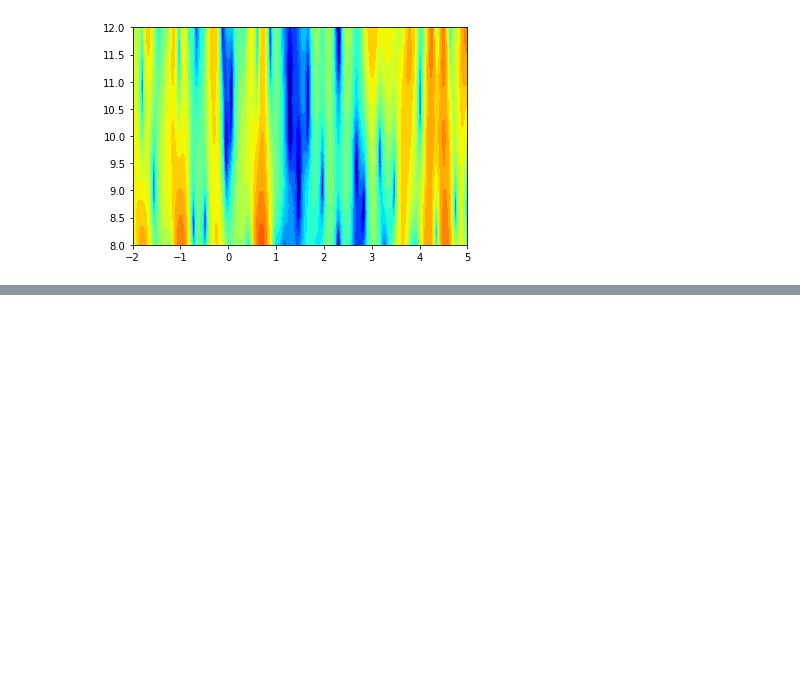
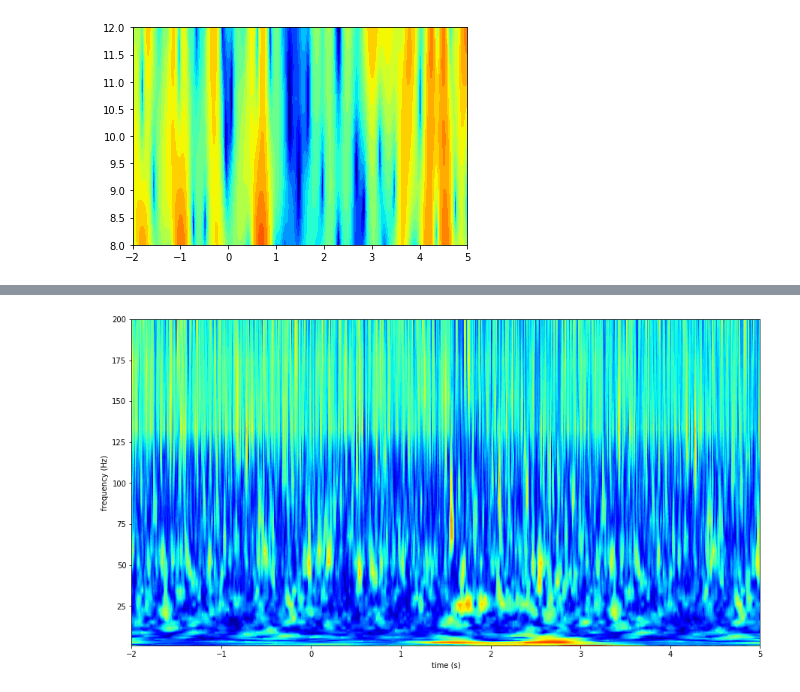
Before and after one commit to ZhangJiayiLab/EEG-Analysis, a Jupyter notebook: python/demo_tfdomain.ipynb, the cells around one changed output, grey strips where cells are left out. Saved outputs shown, nothing was run; the diff lists cells and outputs as text; code cells hidden in the pictures; blank space fills up the shorter version.

```diff
--- a/python/demo_tfdomain.ipynb
+++ b/python/demo_tfdomain.ipynb
@@ -116,0 +227,26 @@ plt.show()
+# %%
+frange = np.logspace(np.log10(lowcut), np.log10(200), 40) # 80, 200, 500
+tspec = np.linspace(analysis.roi[0], analysis.roi[-1], (analysis.roi[1] - analysis.roi[0])*analysis.fs)
+# baseroi = (1,2)
+cue_onset = analysis.markers["grating"][0][0][0,:]
+ch_split = general.split_datawithmarker(analysis.channels[chidx, :],
+#                                         [cue_onset[0]],
+                                        cue_onset-1,
+                                        analysis.roi, analysis.fs)
+%time pxx = dwt_tf(ch_split, analysis.fs, frange, reflection=True, zscore=False, averageall=False, rawresult=True)
+
+itpc = np.abs(np.sum(pxx/np.abs(pxx), 1) / np.size(pxx, 1))
+
+plt.figure(figsize=(15,8))
+plt.contourf(np.linspace(-2,5, np.size(itpc, 1)), frange, itpc, 40, cmap=plt.get_cmap("jet"))
+
+plt.xlabel("time (s)")
+plt.ylabel("frequency (Hz)")
+plt.clim([0,1])
+plt.xlim([-2, 5])
+
+# plt.show()
+# plt.savefig("preview/"+targetfiles+".png", bbox_inches="tight")
+plt.show()
+plt.close("all")
+# %% [output]
@@ -116,0 +255 @@ plt.show()
+[figure, added]
```
Also changed, not shown: parts of 7 cells of this notebook, 11 other files.
